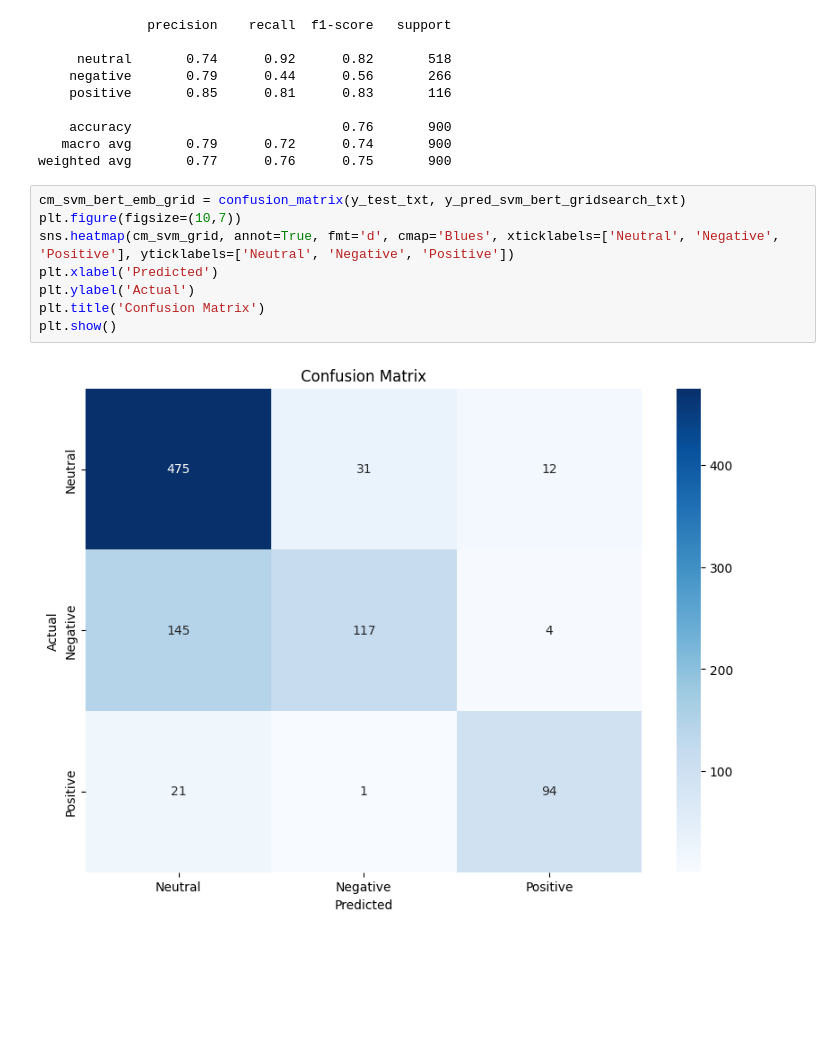
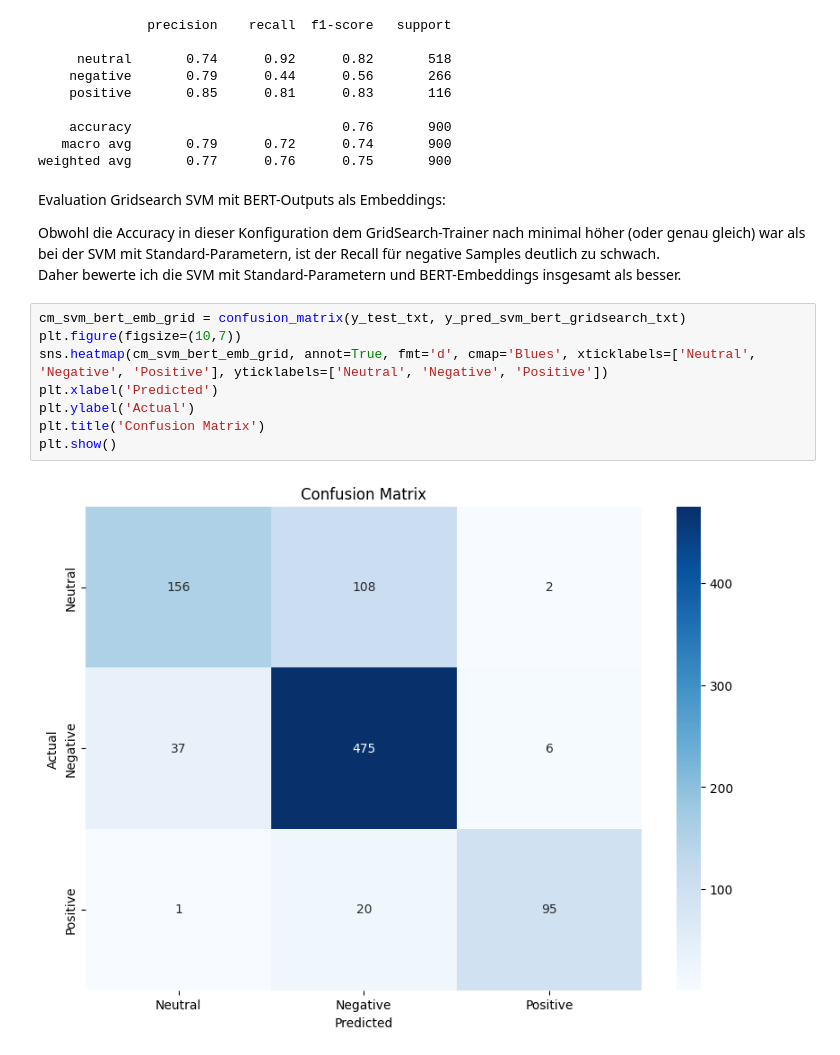
Before and after one commit to stellamoR/bundestag_zwischenrufe, a Jupyter notebook: III_sentiment_analysis/01_sentiment_analysis_classic_ml_methods.ipynb, the cells around one changed output. Cells and saved outputs as stored; diff of their text form; blank space fills up the shorter version.

```diff
--- a/III_sentiment_analysis/01_sentiment_analysis_classic_ml_methods.ipynb
+++ b/III_sentiment_analysis/01_sentiment_analysis_classic_ml_methods.ipynb
@@ -364,13 +463,18 @@ print(classification_report(y_test, y_pred_gridsearch,target_names=['neutral', '
     accuracy                           0.76       900
    macro avg       0.79      0.72      0.74       900
 weighted avg       0.77      0.76      0.75       900
+# %% [markdown]
+Evaluation Gridsearch SVM mit BERT-Outputs als Embeddings:
+
+Obwohl die Accuracy in dieser Konfiguration dem GridSearch-Trainer nach minimal höher (oder genau gleich) war als bei der SVM mit Standard-Parametern, ist der Recall für negative Samples deutlich zu schwach.
+Daher bewerte ich die SVM mit Standard-Parametern und BERT-Embeddings insgesamt als besser.
 # %%
 cm_svm_bert_emb_grid = confusion_matrix(y_test_txt, y_pred_svm_bert_gridsearch_txt)
 plt.figure(figsize=(10,7))
-sns.heatmap(cm_svm_grid, annot=True, fmt='d', cmap='Blues', xticklabels=['Neutral', 'Negative', 'Positive'], yticklabels=['Neutral', 'Negative', 'Positive'])
+sns.heatmap(cm_svm_bert_emb_grid, annot=True, fmt='d', cmap='Blues', xticklabels=['Neutral', 'Negative', 'Positive'], yticklabels=['Neutral', 'Negative', 'Positive'])
 plt.xlabel('Predicted')
 plt.ylabel('Actual')
 plt.title('Confusion Matrix')
 plt.show()
 # %% [output]
-[figure, old version]
+[figure, new version]
```
Also changed, not shown: parts of 38 cells of this notebook, 26 other files.
